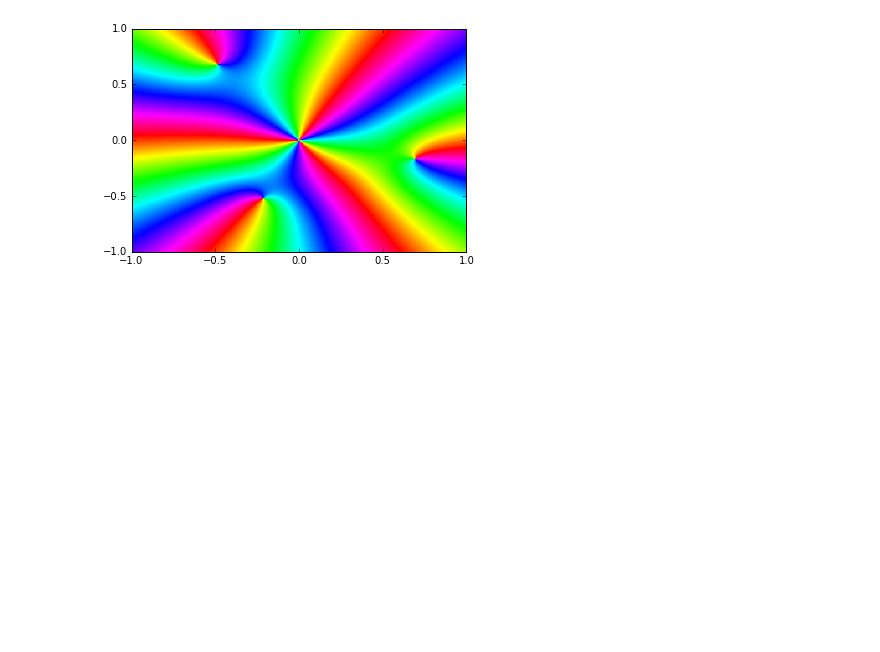
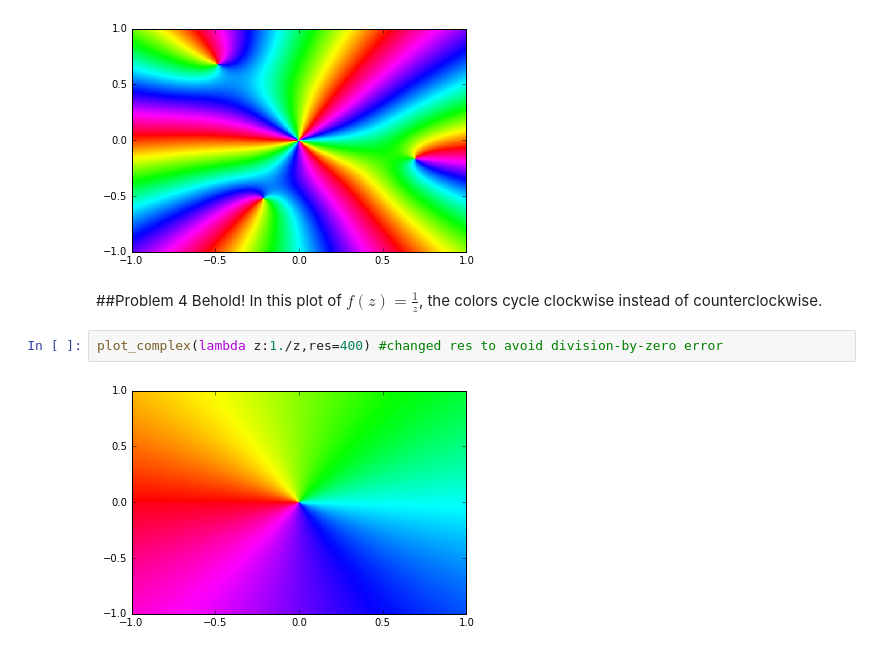
Before and after one commit to tkchris93/numerical_computing, a Jupyter notebook: Labs/Vol1B/Complex1-Plots/solutions_notebook.ipynb, the cells around one changed output. Cells and saved outputs as stored; diff of their text form; blank space fills up the shorter version.

```diff
--- a/Labs/Vol1B/Complex1-Plots/solutions_notebook.ipynb
+++ b/Labs/Vol1B/Complex1-Plots/solutions_notebook.ipynb
@@ -72,3 +72,10 @@ f3 = lambda z: z**3 - 1j*z**4 - 3*z**6
 plot_complex(f3)
 # %% [output]
 [figure]
+# %% [markdown]
+##Problem 4
+Behold! In this plot of $f(z) = \frac{1}{z}$, the colors cycle clockwise instead of counterclockwise.
+# %%
+plot_complex(lambda z:1./z,res=400) #changed res to avoid division-by-zero error
+# %% [output]
+[figure, added]
```
Also changed, not shown: parts of 22 cells of this notebook, 1 other file.
